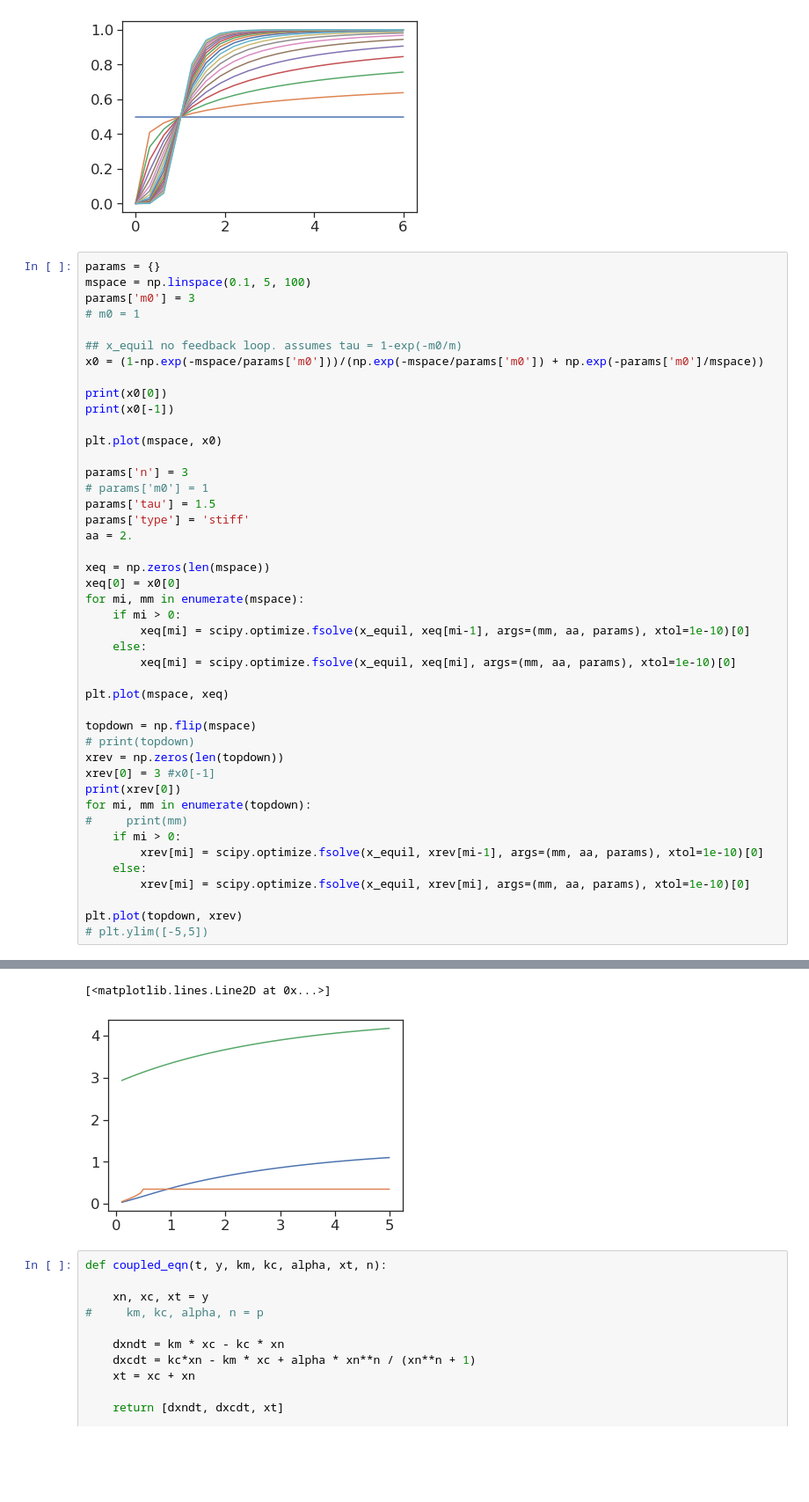
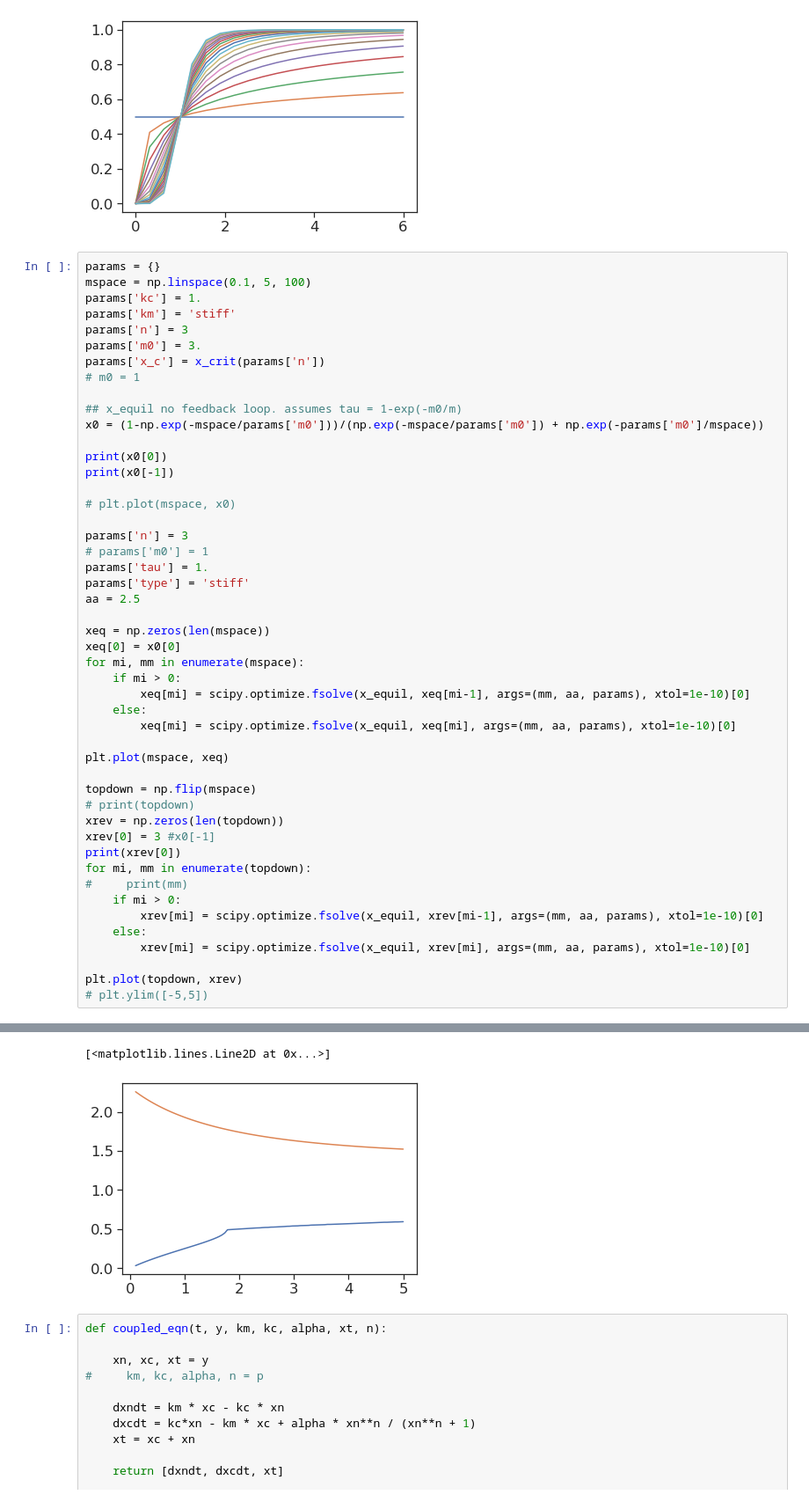
Before and after one commit to chris-price19/cell-mech-memory, a Jupyter notebook: experiment.ipynb, the cells around one changed output, grey strips where cells are left out. Shown at 88% size. Drawn from its saved outputs; the diff is of its cells as text; blank space fills up the shorter version.

```diff
--- a/experiment.ipynb
+++ b/experiment.ipynb
@@ -64,7 +62,11 @@ plt.show()
 # %%
 params = {}
 mspace = np.linspace(0.1, 5, 100)
-params['m0'] = 3
+params['kc'] = 1.
+params['km'] = 'stiff'
+params['n'] = 3
+params['m0'] = 3.
+params['x_c'] = x_crit(params['n'])
 # m0 = 1
 
 ## x_equil no feedback loop. assumes tau = 1-exp(-m0/m)
@@ -73,13 +75,13 @@ x0 = (1-np.exp(-mspace/params['m0']))/(np.exp(-mspace/params['m0']) + np.exp(-pa
 print(x0[0])
 print(x0[-1])
 
-plt.plot(mspace, x0)
+# plt.plot(mspace, x0)
 
 params['n'] = 3
 # params['m0'] = 1
-params['tau'] = 1.5
+params['tau'] = 1.
 params['type'] = 'stiff'
-aa = 2.
+aa = 2.5
 
 xeq = np.zeros(len(mspace))
 xeq[0] = x0[0]
@@ -113,5 +116,5 @@ plt.plot(topdown, xrev)
 [<matplotlib.lines.Line2D at 0x...>]
-[figure, old version]
+[figure, new version]
 # %%
 def coupled_eqn(t, y, km, kc, alpha, xt, n):
 
```
Also changed, not shown: parts of 5 cells of this notebook, 7 other files.
